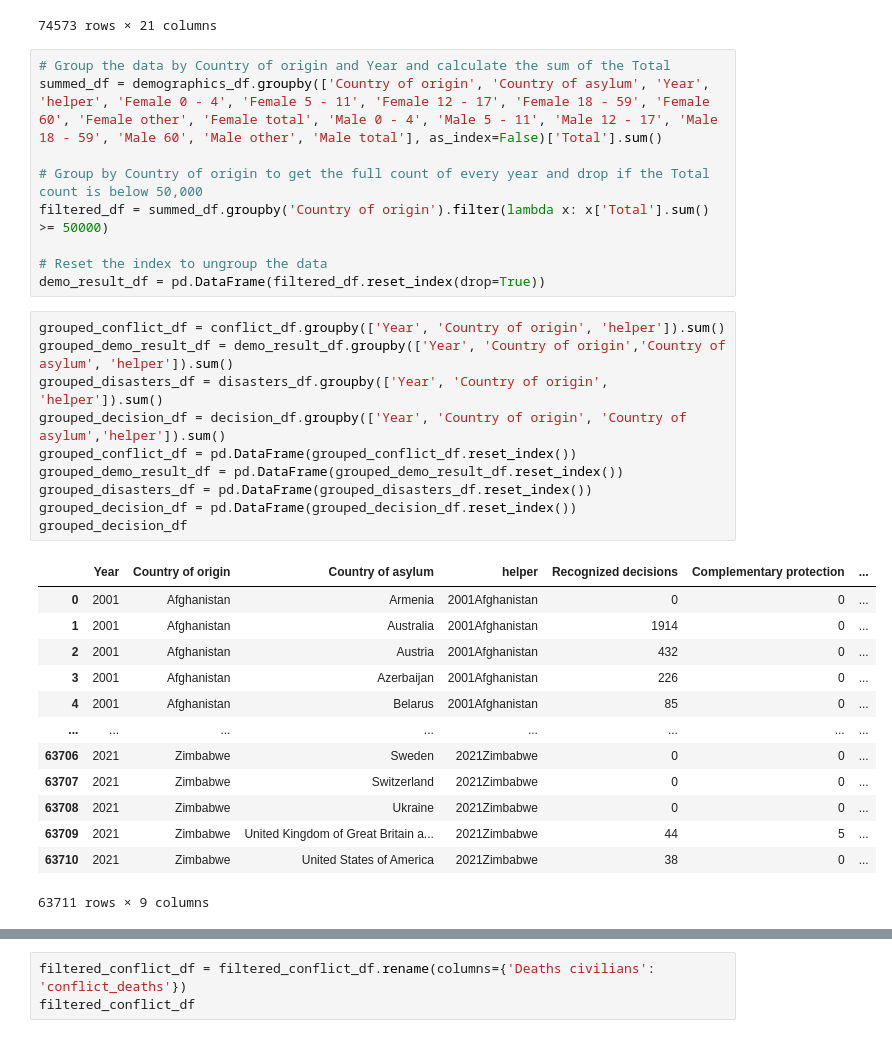
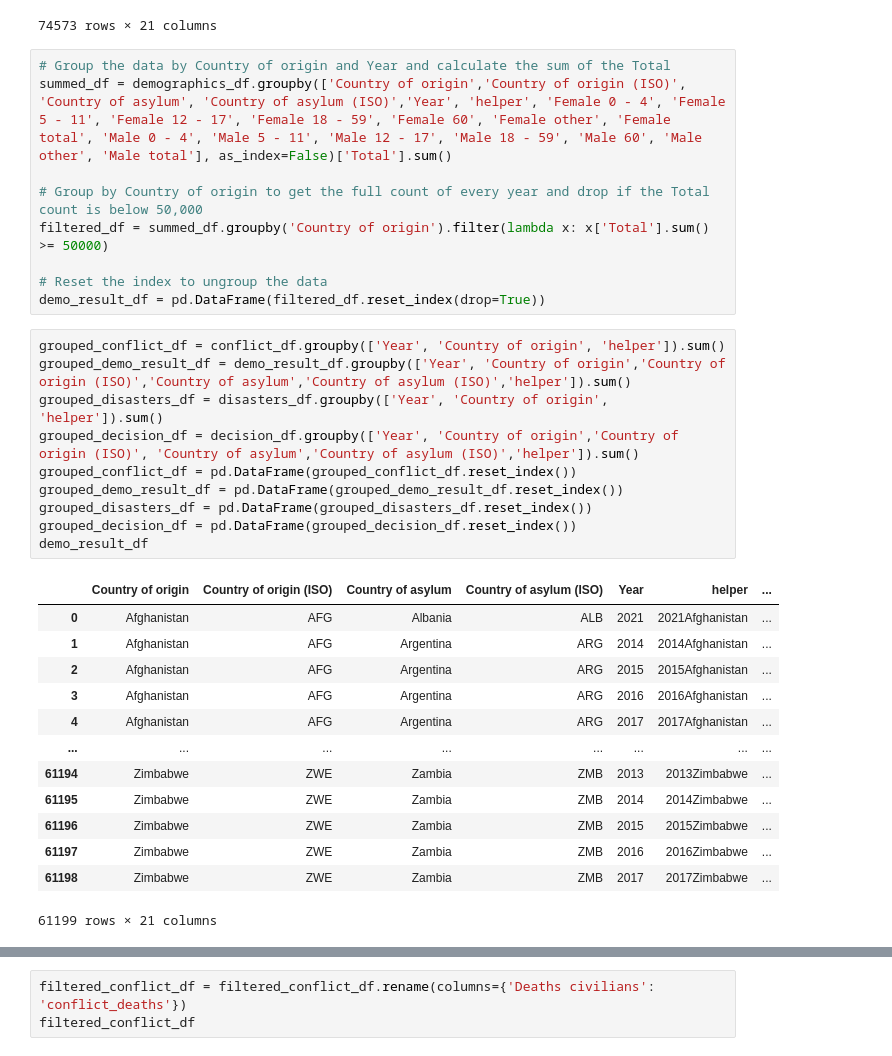
Before and after one commit to Nerdosth/Refugee-Migration, a Jupyter notebook: MLCleanup.ipynb, the cells around one changed output, grey strips where cells are left out. Saved outputs shown, nothing was run; the diff lists cells and outputs as text.

```diff
--- a/MLCleanup.ipynb
+++ b/MLCleanup.ipynb
@@ -41,7 +37,7 @@ demographics_df
 74573 rows × 21 columns
 # %%
 # Group the data by Country of origin and Year and calculate the sum of the Total
-summed_df = demographics_df.groupby(['Country of origin', 'Country of asylum', 'Year', 'helper', 'Female 0 - 4', 'Female 5 - 11', 'Female 12 - 17', 'Female 18 - 59', 'Female 60', 'Female other', 'Female total', 'Male 0 - 4', 'Male 5 - 11', 'Male 12 - 17', 'Male 18 - 59', 'Male 60', 'Male other', 'Male total'], as_index=False)['Total'].sum()
+summed_df = demographics_df.groupby(['Country of origin','Country of origin (ISO)', 'Country of asylum', 'Country of asylum (ISO)','Year', 'helper', 'Female 0 - 4', 'Female 5 - 11', 'Female 12 - 17', 'Female 18 - 59', 'Female 60', 'Female other', 'Female total', 'Male 0 - 4', 'Male 5 - 11', 'Male 12 - 17', 'Male 18 - 59', 'Male 60', 'Male other', 'Male total'], as_index=False)['Total'].sum()
 
 # Group by Country of origin to get the full count of every year and drop if the Total count is below 50,000
 filtered_df = summed_df.groupby('Country of origin').filter(lambda x: x['Total'].sum() >= 50000)
@@ -50,28 +46,28 @@ filtered_df = summed_df.groupby('Country of origin').filter(lambda x: x['Total']
 demo_result_df = pd.DataFrame(filtered_df.reset_index(drop=True))
 # %%
 grouped_conflict_df = conflict_df.groupby(['Year', 'Country of origin', 'helper']).sum()
-grouped_demo_result_df = demo_result_df.groupby(['Year', 'Country of origin','Country of asylum', 'helper']).sum()
+grouped_demo_result_df = demo_result_df.groupby(['Year', 'Country of origin','Country of origin (ISO)','Country of asylum','Country of asylum (ISO)','helper']).sum()
 grouped_disasters_df = disasters_df.groupby(['Year', 'Country of origin', 'helper']).sum()
-grouped_decision_df = decision_df.groupby(['Year', 'Country of origin', 'Country of asylum','helper']).sum()
+grouped_decision_df = decision_df.groupby(['Year', 'Country of origin','Country of origin (ISO)', 'Country of asylum','Country of asylum (ISO)','helper']).sum()
 grouped_conflict_df = pd.DataFrame(grouped_conflict_df.reset_index())
 grouped_demo_result_df = pd.DataFrame(grouped_demo_result_df.reset_index())
 grouped_disasters_df = pd.DataFrame(grouped_disasters_df.reset_index())
 grouped_decision_df = pd.DataFrame(grouped_decision_df.reset_index())
-grouped_decision_df
+demo_result_df
 # %% [output]
-|  | Year | Country of origin | Country of asylum | helper | Recognized decisions | Complementary protection | ... |
-| 0 | 2001 | Afghanistan | Armenia | 2001Afghanistan | 0 | 0 | ... |
-| 1 | 2001 | Afghanistan | Australia | 2001Afghanistan | 1914 | 0 | ... |
-| 2 | 2001 | Afghanistan | Austria | 2001Afghanistan | 432 | 0 | ... |
-| 3 | 2001 | Afghanistan | Azerbaijan | 2001Afghanistan | 226 | 0 | ... |
-| 4 | 2001 | Afghanistan | Belarus | 2001Afghanistan | 85 | 0 | ... |
+|  | Country of origin | Country of origin (ISO) | Country of asylum | Country of asylum (ISO) | Year | helper | ... |
+| 0 | Afghanistan | AFG | Albania | ALB | 2021 | 2021Afghanistan | ... |
+| 1 | Afghanistan | AFG | Argentina | ARG | 2014 | 2014Afghanistan | ... |
+| 2 | Afghanistan | AFG | Argentina | ARG | 2015 | 2015Afghanistan | ... |
+| 3 | Afghanistan | AFG | Argentina | ARG | 2016 | 2016Afghanistan | ... |
+| 4 | Afghanistan | AFG | Argentina | ARG | 2017 | 2017Afghanistan | ... |
 | ... | ... | ... | ... | ... | ... | ... | ... |
-| 63706 | 2021 | Zimbabwe | Sweden | 2021Zimbabwe | 0 | 0 | ... |
-| 63707 | 2021 | Zimbabwe | Switzerland | 2021Zimbabwe | 0 | 0 | ... |
-| 63708 | 2021 | Zimbabwe | Ukraine | 2021Zimbabwe | 0 | 0 | ... |
-| 63709 | 2021 | Zimbabwe | United Kingdom of Great Britain a... | 2021Zimbabwe | 44 | 5 | ... |
-| 63710 | 2021 | Zimbabwe | United States of America | 2021Zimbabwe | 38 | 0 | ... |
+| 61194 | Zimbabwe | ZWE | Zambia | ZMB | 2013 | 2013Zimbabwe | ... |
+| 61195 | Zimbabwe | ZWE | Zambia | ZMB | 2014 | 2014Zimbabwe | ... |
+| 61196 | Zimbabwe | ZWE | Zambia | ZMB | 2015 | 2015Zimbabwe | ... |
+| 61197 | Zimbabwe | ZWE | Zambia | ZMB | 2016 | 2016Zimbabwe | ... |
+| 61198 | Zimbabwe | ZWE | Zambia | ZMB | 2017 | 2017Zimbabwe | ... |
-63711 rows × 9 columns
+61199 rows × 21 columns
 # %%
 new_country_list = grouped_demo_result_df['Country of origin'].unique().tolist()
 print(len(new_country_list))
```
Also changed, not shown: parts of 17 cells of this notebook, 3 other files.
